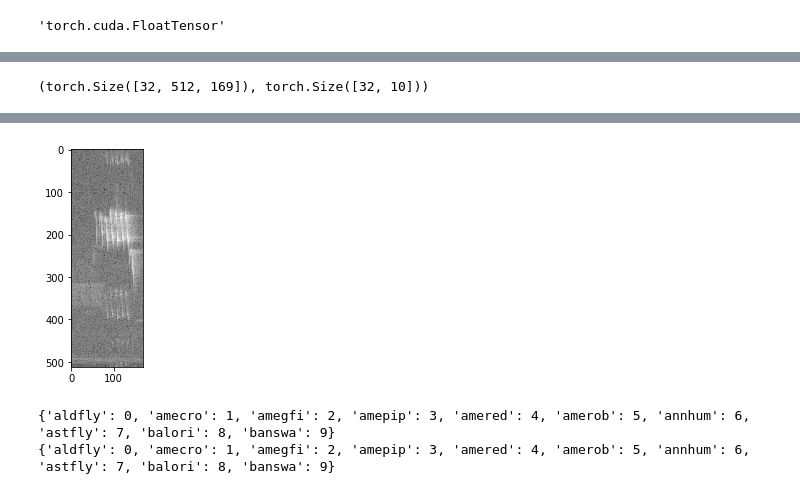
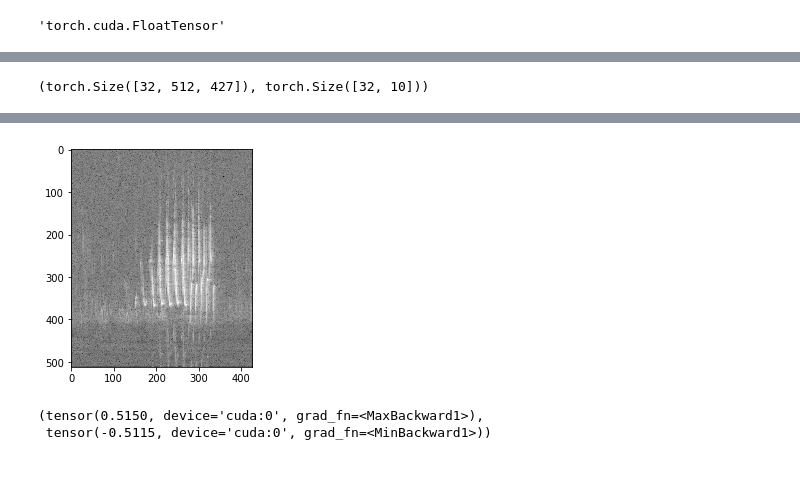
Before and after one commit to jganzabal/kaggle-birds, a Jupyter notebook: 50_pytorch.ipynb, the cells around one changed output, grey strips where cells are left out. Cells and saved outputs as stored; diff of their text form; code cells hidden in the pictures.

```diff
--- a/50_pytorch.ipynb
+++ b/50_pytorch.ipynb
@@ -32,5 +28,12 @@ val_files = np.load('val_files.npy')
 val_labels = np.load('val_labels.npy')
 N = 2
 min_std = 0.5
-duration = 2
-dgen_train = DataGeneratorV2(list(train_files)*N, list(train_labels)*N, min_std=min_std, batch_size=32, chunk_seconds=duration, channel_first=True)
+duration = 5
+sr=22055
+params = {'batch_size': 32,
+          'shuffle': True,
+          'num_workers': 1}
+classes = np.unique(train_labels)
+
+training_set = Dataset(list(train_files)*N, classes, chunk_seconds=duration, sr=sr, min_std=min_std)
+training_generator = torch.utils.data.DataLoader(training_set, **params)
@@ -39,8 +40,8 @@ dgen_train = DataGeneratorV2(list(train_files)*N, list(train_labels)*N, min_std=
 # %%
-for X, y in dgen_train:
+for X, y in training_generator:
     break
 # %%
-X = torch.from_numpy(X).float().to(device)
+X = X.to(device)
 # %%
 X.type()
 # %% [output]
@@ -88,0 +53,2 @@ torch.cuda.FloatTensor
+# %%
+model = get_pytorch_model(window_size, resnet='resnet18', pretrained=True, n_classes=10, init_fourier=True, train_fourier=False).to(device)
@@ -98,23 +74,25 @@ Wall time: 3.34 µs
 # %%
 spec.shape, y_res.shape
 # %% [output]
-(torch.Size([32, 512, 169]), torch.Size([32, 10]))
+(torch.Size([32, 512, 427]), torch.Size([32, 10]))
 # %%
-N = 2
+N = 5
 plt.imshow(np.flipud(spec.detach().cpu().numpy()[N, :,:]), cmap='gray')
 ipd.Audio(X.detach().cpu().numpy()[N].reshape(-1), rate=22050)
 # %% [output]
 [interactive output not drawn]
-[figure, old version]
+[figure, new version]
+# %%
+spec[N].max(), spec[N].min()
+# %% [output]
+(tensor(0.5150, device='cuda:0', grad_fn=<MaxBackward1>),
+ tensor(-0.5115, device='cuda:0', grad_fn=<MinBackward1>))
 # %%
-min_std = 0.5
-N = 7
-duration = 2
-dgen_train = DataGeneratorV2(list(train_files)*N, list(train_labels)*N, min_std=min_std, batch_size=32, chunk_seconds=duration, channel_first=True, one_hot=False)
-dgen_val = DataGeneratorV2(list(val_files)*N, list(val_labels)*N, min_std=min_std, batch_size=32, chunk_seconds=duration, channel_first=True, one_hot=False)
+# min_std = 0.5
+# N = 7
+# duration = 2
+# dgen_train = DataGeneratorV2(list(train_files)*N, list(train_labels)*N, min_std=min_std, batch_size=32, chunk_seconds=duration, channel_first=True, one_hot=False)
+# dgen_val = DataGeneratorV2(list(val_files)*N, list(val_labels)*N, min_std=min_std, batch_size=32, chunk_seconds=duration, channel_first=True, one_hot=False)
-# %% [output]
-{'aldfly': 0, 'amecro': 1, 'amegfi': 2, 'amepip': 3, 'amered': 4, 'amerob': 5, 'annhum': 6, 'astfly': 7, 'balori': 8, 'banswa': 9}
-{'aldfly': 0, 'amecro': 1, 'amegfi': 2, 'amepip': 3, 'amered': 4, 'amerob': 5, 'annhum': 6, 'astfly': 7, 'balori': 8, 'banswa': 9}
 # %%
 def multi_acc(y_pred, y_test):
     y_pred_softmax = torch.log_softmax(y_pred, dim = 1)
```
Also changed, not shown: parts of 25 cells of this notebook, 1 other file.
